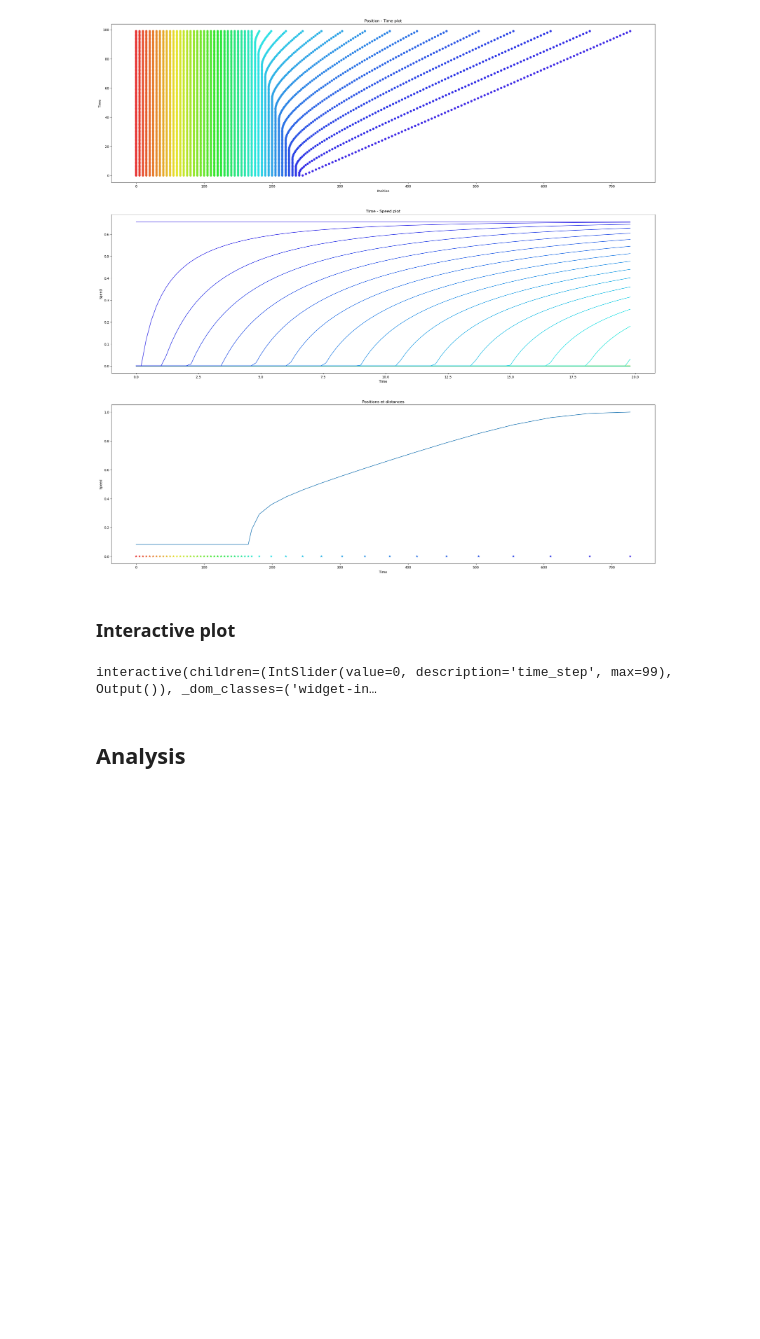
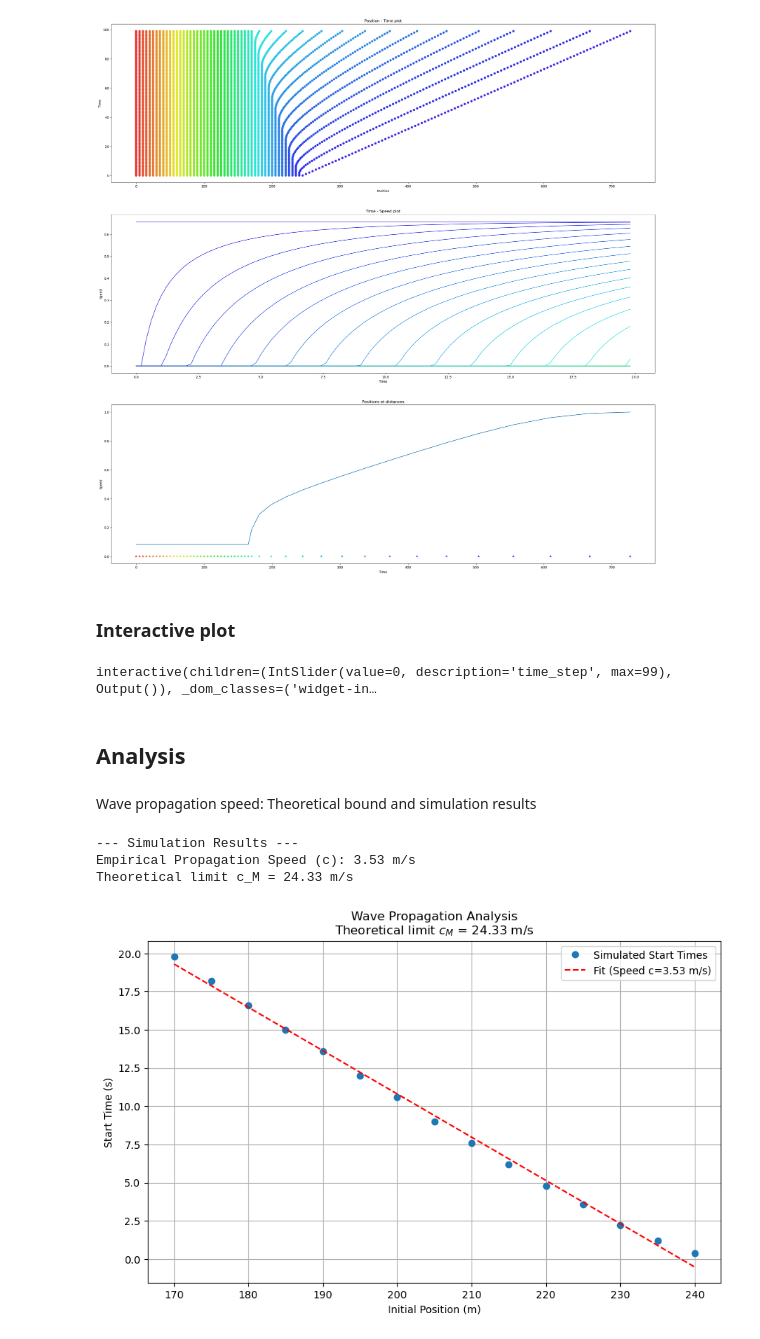
Before and after one commit to bareyan/traffic_simulation, a Jupyter notebook: base_model.ipynb, the cells around one changed output. Saved outputs shown, nothing was run; the diff lists cells and outputs as text; code cells hidden in the pictures; blank space fills up the shorter version.

```diff
--- a/base_model.ipynb
+++ b/base_model.ipynb
@@ -161,3 +161,52 @@ widgets.interact(interactive_plot, positions=widgets.fixed(res),
 interactive(children=(IntSlider(value=0, description='time_step', max=99), Output()), _dom_classes=('widget-in…
 # %% [markdown]
 ## Analysis
+# %% [markdown]
+Wave propagation speed: Theoretical bound and simulation results
+# %%
+res = simulate()
+
+V_inf = V_max * F(alpha_inf)
+
+alpha_init = 5.0
+c_M = (alpha_init / (alpha_c - alpha_init)) * V_inf
+
+
+start_times = np.full(N, -1.0)
+start_threshold = 0.1
+
+for t in range(res.shape[0]):
+
+    current_v = vitesse(F, res[t])
+
+    just_started = (current_v > start_threshold) & (start_times == -1)
+    start_times[just_started] = t * dt
+
+
+mask = start_times > 0
+pos_data = res[0, mask]
+time_data = start_times[mask]
+
+slope, intercept = np.polyfit(pos_data, time_data, 1)
+c_empirical = 1.0 / abs(slope)
+
+print(f"\n--- Simulation Results ---")
+print(f"Empirical Propagation Speed (c): {c_empirical:.2f} m/s")
+print(f"Theoretical limit c_M = {c_M:.2f} m/s")
+
+
+plt.figure(figsize=(10, 6))
+plt.plot(pos_data, time_data, 'o', label='Simulated Start Times')
+plt.plot(pos_data, slope * pos_data + intercept, 'r--', label=f'Fit (Speed c={c_empirical:.2f} m/s)')
+
+plt.title(f"Wave Propagation Analysis\nTheoretical limit $c_M$ = {c_M:.2f} m/s")
+plt.xlabel("Initial Position (m)")
+plt.ylabel("Start Time (s)")
+plt.legend()
+plt.grid(True)
+plt.show()
+# %% [output]
+--- Simulation Results ---
+Empirical Propagation Speed (c): 3.53 m/s
+Theoretical limit c_M = 24.33 m/s
+[figure, added]
```
Also changed, not shown: 10 other files.
